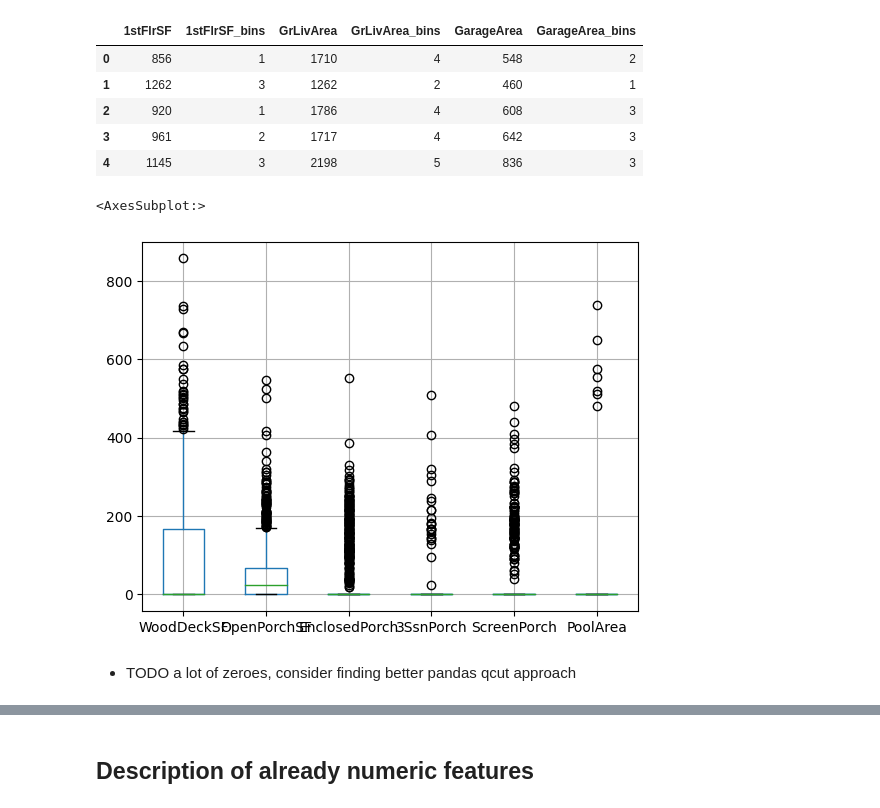
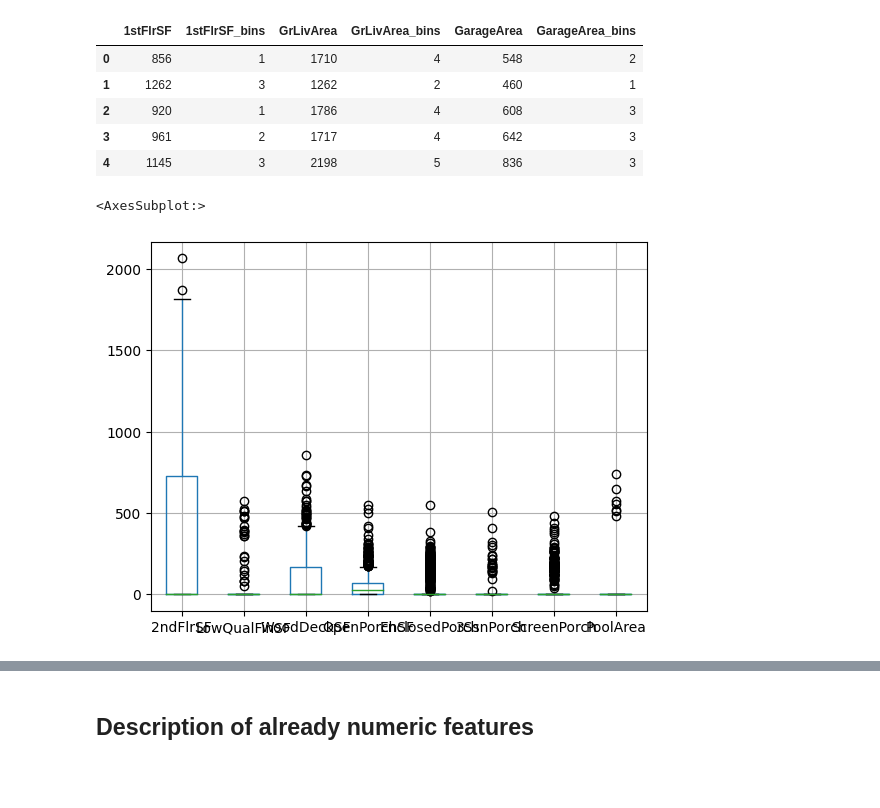
Before and after one commit to mikolajkania/kaggle-03-house-prices, a Jupyter notebook: notebooks/eda_train.ipynb, the cells around one changed output, grey strips where cells are left out. Saved outputs shown, nothing was run; the diff lists cells and outputs as text; code cells hidden in the pictures; blank space fills up the shorter version.

Commit message:
Features targeted at bins (year, area) analysed and grouped

```diff
--- a/notebooks/eda_train.ipynb
+++ b/notebooks/eda_train.ipynb
@@ -86,5 +105,5 @@ train_df.boxplot(column=['LotArea'])
 # %%
-train_df['LotArea_bins'] = pd.qcut(train_df['LotArea'], q=20, labels=False, precision=0)
+train_df['LotArea_bins'] = pd.qcut(train_df['LotArea'], q=4, labels=False, precision=0)
 
 train_df[['LotArea', 'LotArea_bins']].head()
 # %% [output]
@@ -117,9 +136,9 @@ train_df[['1stFlrSF', '1stFlrSF_bins', 'GrLivArea', 'GrLivArea_bins', 'GarageAre
 | 3 | 961 | 2 | 1717 | 4 | 642 | 3 |
 | 4 | 1145 | 3 | 2198 | 5 | 836 | 3 |
 # %%
-train_df.boxplot(column=['WoodDeckSF', 'OpenPorchSF', 'EnclosedPorch', '3SsnPorch', 'ScreenPorch', 'PoolArea'])
+often_empty_columns = ['2ndFlrSF', 'LowQualFinSF', 'WoodDeckSF', 'OpenPorchSF', 'EnclosedPorch', '3SsnPorch', 'ScreenPorch', 'PoolArea']
+
+train_df.boxplot(column=often_empty_columns)
 # %% [output]
 <AxesSubplot:>
-[figure, old version]
+[figure, new version]
-# %% [markdown]
-- TODO a lot of zeroes, consider finding better pandas qcut approach
```
Also changed, not shown: parts of 18 cells of this notebook.
